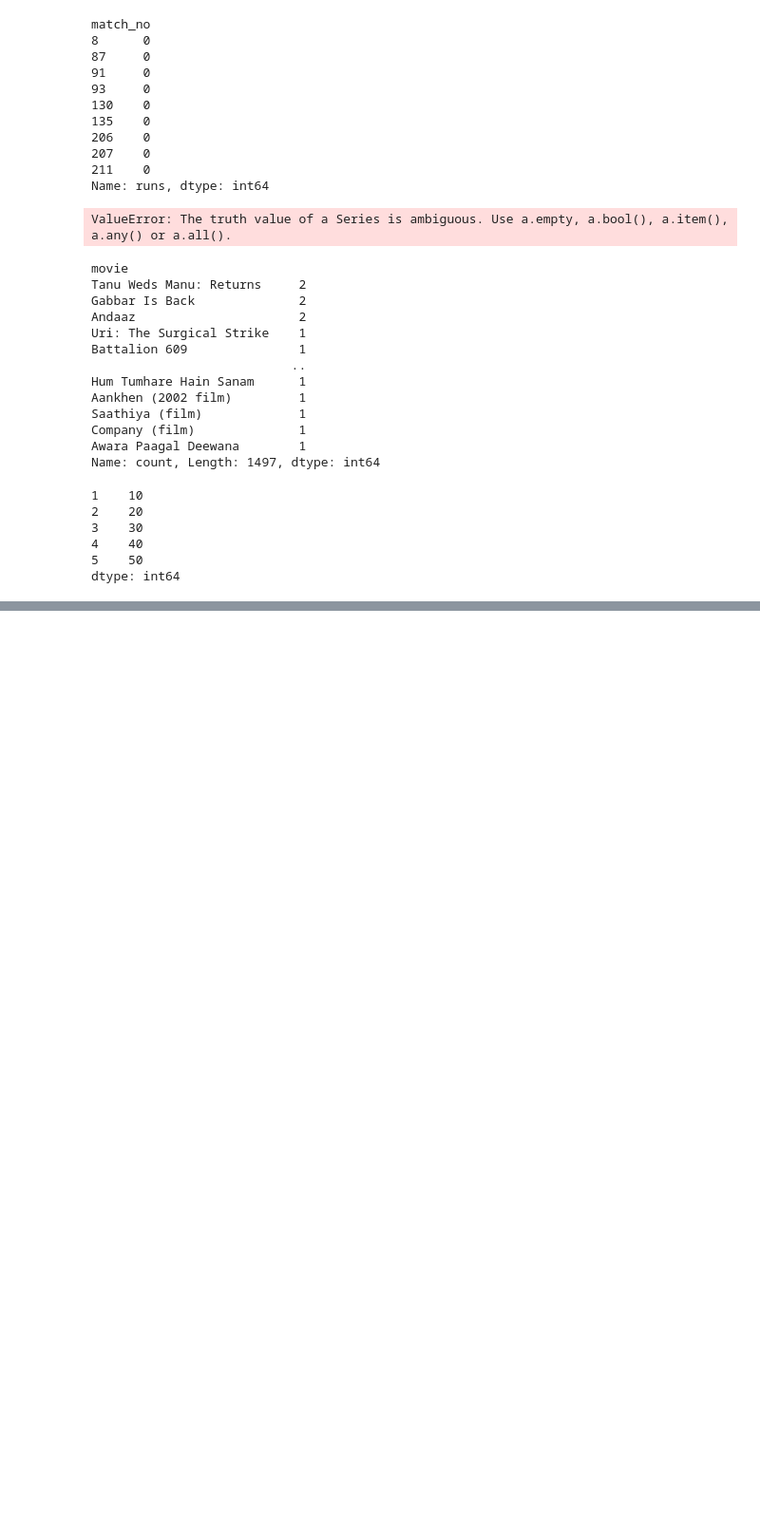
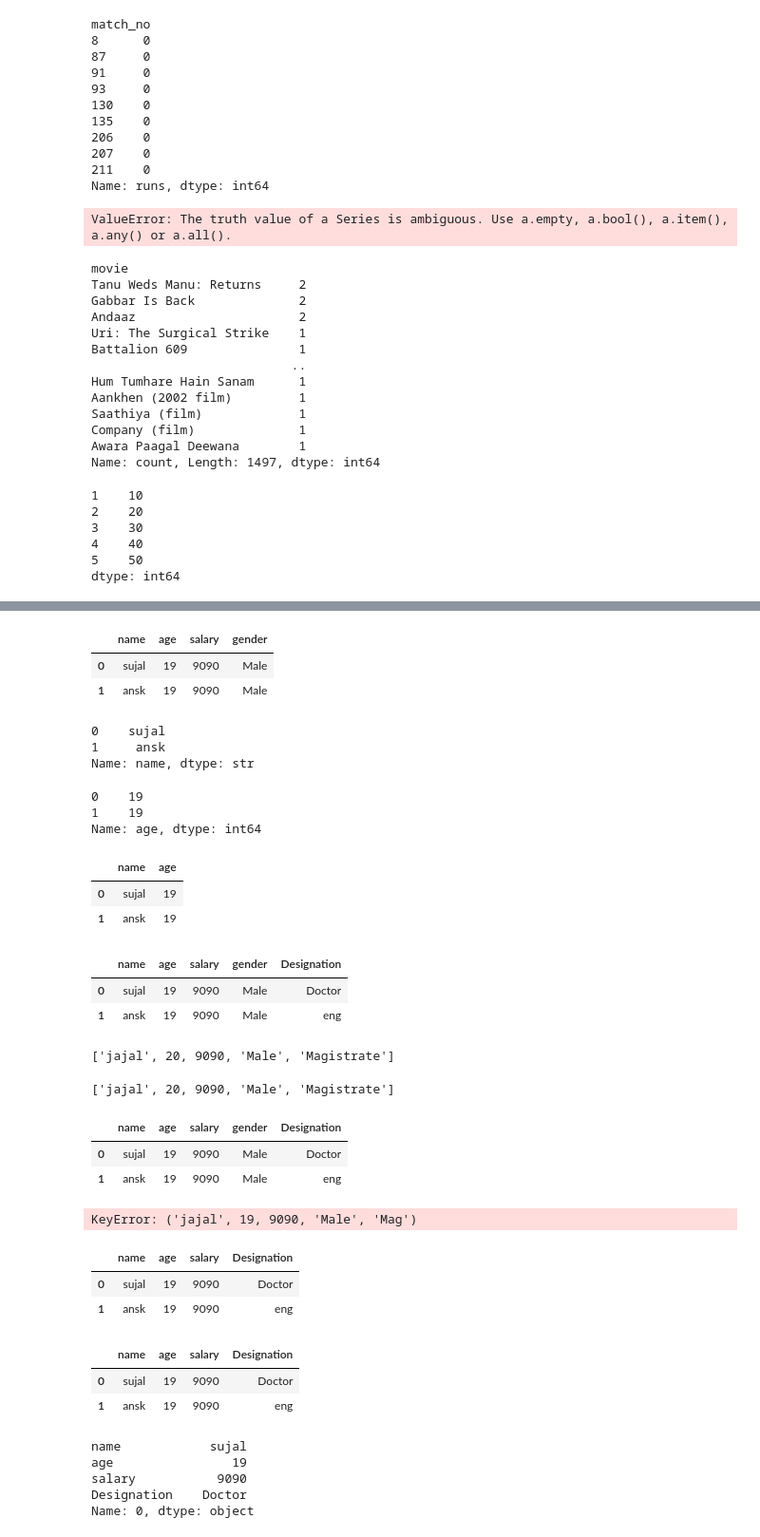
Before and after one commit to rsujl/15-Days-Python, a Jupyter notebook: Pandas/Untitled.ipynb, the cells around one changed output, grey strips where cells are left out. Shown at 95% size. Drawn from its saved outputs; the diff is of its cells as text; code cells hidden in the pictures; blank space fills up the shorter version.

```diff
--- a/Pandas/Untitled.ipynb
+++ b/Pandas/Untitled.ipynb
@@ -560,0 +592,39 @@ dtype: int64
+# %%
+data_list=[
+    ['sujal',19,9090,'Male'],
+    ['ansk',19,9090,'Male']
+]
+cols=['name','age','salary','gender']
+df2=pd.DataFrame(data_list,columns=cols)
+# %%
+df2
+# %% [output]
+|  | name | age | salary | gender |
+| 0 | sujal | 19 | 9090 | Male |
+| 1 | ansk | 19 | 9090 | Male |
+# %%
+df2['name']
+# %% [output]
+0    sujal
+1     ansk
+Name: name, dtype: str
+# %%
+df2['age']
+# %% [output]
+0    19
+1    19
+Name: age, dtype: int64
+# %%
+df2[['name','age']]
+# %% [output]
+|  | name | age |
+| 0 | sujal | 19 |
+| 1 | ansk | 19 |
+# %%
+df2['Designation']=['Doctor','eng']
+# %%
+df2
+# %% [output]
+|  | name | age | salary | gender | Designation |
+| 0 | sujal | 19 | 9090 | Male | Doctor |
+| 1 | ansk | 19 | 9090 | Male | eng |
@@ -560,0 +633,18 @@ dtype: int64
+# %%
+df2
+# %% [output]
+['jajal', 20, 9090, 'Male', 'Magistrate']
+# %%
+df2
+# %% [output]
+['jajal', 20, 9090, 'Male', 'Magistrate']
+# %%
+df2
+# %% [output]
+|  | name | age | salary | gender | Designation |
+| 0 | sujal | 19 | 9090 | Male | Doctor |
+| 1 | ansk | 19 | 9090 | Male | eng |
+# %%
+df2['jajal',19,9090,'Male','Mag']
+# %% [output]
+KeyError: ('jajal', 19, 9090, 'Male', 'Mag')
@@ -560,0 +653,20 @@ dtype: int64
+# %%
+df2
+# %% [output]
+|  | name | age | salary | Designation |
+| 0 | sujal | 19 | 9090 | Doctor |
+| 1 | ansk | 19 | 9090 | eng |
+# %%
+df2
+# %% [output]
+|  | name | age | salary | Designation |
+| 0 | sujal | 19 | 9090 | Doctor |
+| 1 | ansk | 19 | 9090 | eng |
+# %%
+df2.loc[0]
+# %% [output]
+name            sujal
+age                19
+salary           9090
+Designation    Doctor
+Name: 0, dtype: object
```
Also changed, not shown: parts of 11 cells of this notebook, 1 other file.
